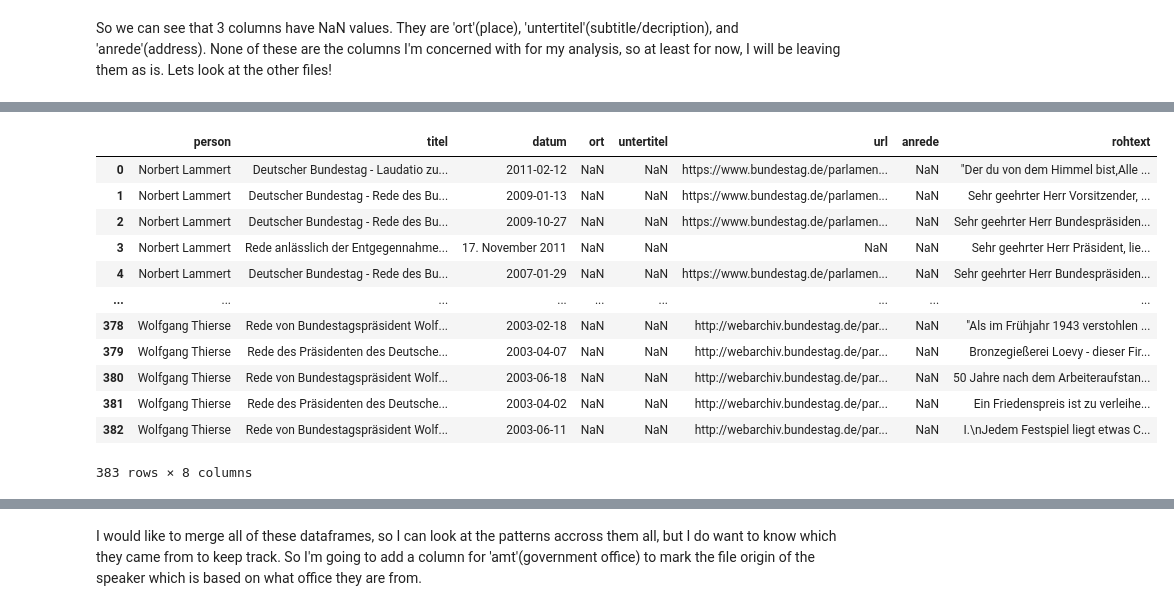
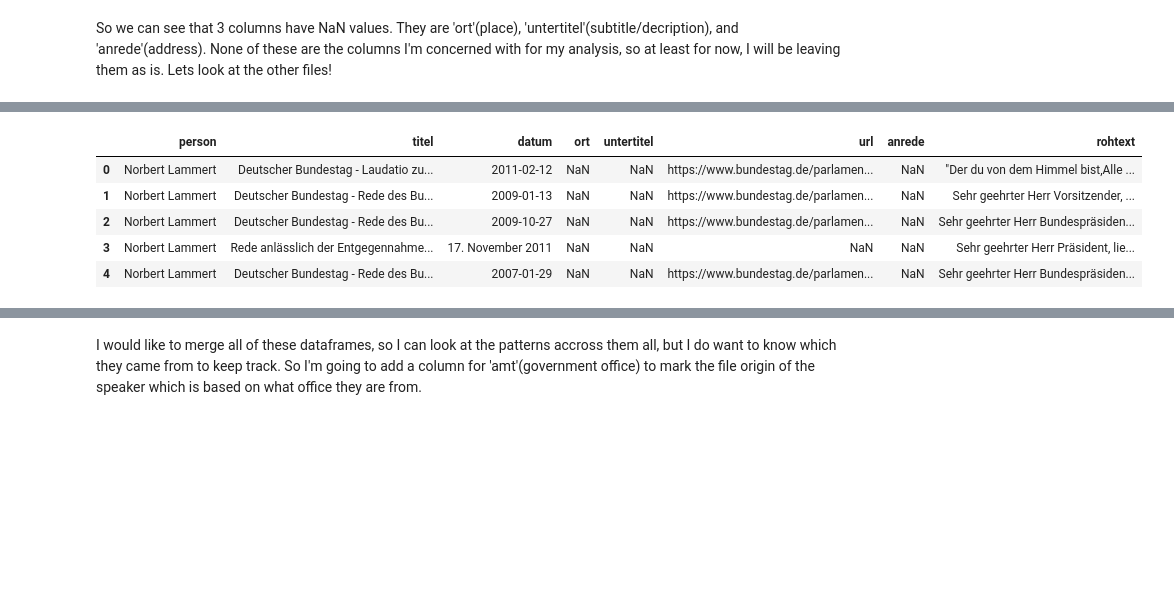
Before and after one commit to Data-Science-for-Linguists-2024/German-Political-Speeches-Sentiment-Analysis, a Jupyter notebook: GPS_Sentiment_Analysis.ipynb, the cells around one changed output, grey strips where cells are left out. Saved outputs shown, nothing was run; the diff lists cells and outputs as text; code cells hidden in the pictures; blank space fills up the shorter version.

```diff
--- a/GPS_Sentiment_Analysis.ipynb
+++ b/GPS_Sentiment_Analysis.ipynb
@@ -64,21 +58,14 @@ BundesReg
 # %%
 f = open("Bundestagspräsidenten.xml", "r")
 BTagPr = pd.read_xml(f)
-BTagPr
+BTagPr.head()
 # %% [output]
 |  | person | titel | datum | ort | untertitel | url | anrede | rohtext |
 | 0 | Norbert Lammert | Deutscher Bundestag - Laudatio zu... | 2011-02-12 | NaN | NaN | https://www.bundestag.de/parlamen... | NaN | "Der du von dem Himmel bist,Alle ... |
 | 1 | Norbert Lammert | Deutscher Bundestag - Rede des Bu... | 2009-01-13 | NaN | NaN | https://www.bundestag.de/parlamen... | NaN | Sehr geehrter Herr Vorsitzender, ... |
 | 2 | Norbert Lammert | Deutscher Bundestag - Rede des Bu... | 2009-10-27 | NaN | NaN | https://www.bundestag.de/parlamen... | NaN | Sehr geehrter Herr Bundespräsiden... |
 | 3 | Norbert Lammert | Rede anlässlich der Entgegennahme... | 17. November 2011 | NaN | NaN | NaN | NaN | Sehr geehrter Herr Präsident, lie... |
 | 4 | Norbert Lammert | Deutscher Bundestag - Rede des Bu... | 2007-01-29 | NaN | NaN | https://www.bundestag.de/parlamen... | NaN | Sehr geehrter Herr Bundespräsiden... |
-| ... | ... | ... | ... | ... | ... | ... | ... | ... |
-| 378 | Wolfgang Thierse | Rede von Bundestagspräsident Wolf... | 2003-02-18 | NaN | NaN | http://webarchiv.bundestag.de/par... | NaN | "Als im Frühjahr 1943 verstohlen ... |
-| 379 | Wolfgang Thierse | Rede des Präsidenten des Deutsche... | 2003-04-07 | NaN | NaN | http://webarchiv.bundestag.de/par... | NaN | Bronzegießerei Loevy - dieser Fir... |
-| 380 | Wolfgang Thierse | Rede von Bundestagspräsident Wolf... | 2003-06-18 | NaN | NaN | http://webarchiv.bundestag.de/par... | NaN | 50 Jahre nach dem Arbeiteraufstan... |
-| 381 | Wolfgang Thierse | Rede des Präsidenten des Deutsche... | 2003-04-02 | NaN | NaN | http://webarchiv.bundestag.de/par... | NaN | Ein Friedenspreis ist zu verleihe... |
-| 382 | Wolfgang Thierse | Rede von Bundestagspräsident Wolf... | 2003-06-11 | NaN | NaN | http://webarchiv.bundestag.de/par... | NaN | I.\nJedem Festspiel liegt etwas C... |
-383 rows × 8 columns
 # %%
 f = open("AuswärtigesAmt.xml", "r")
 AusAmt = pd.read_xml(f)
```
Also changed, not shown: parts of 18 cells of this notebook, 2 other files.
